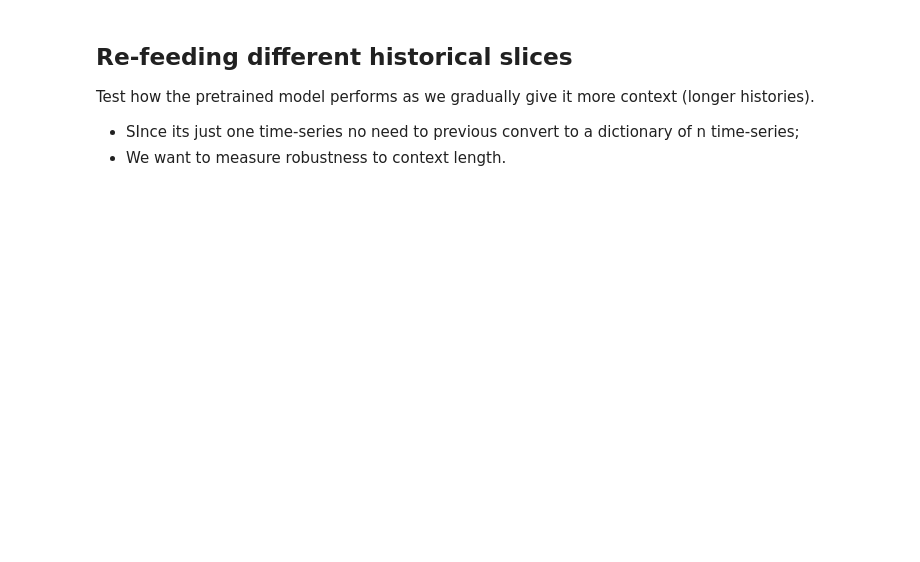
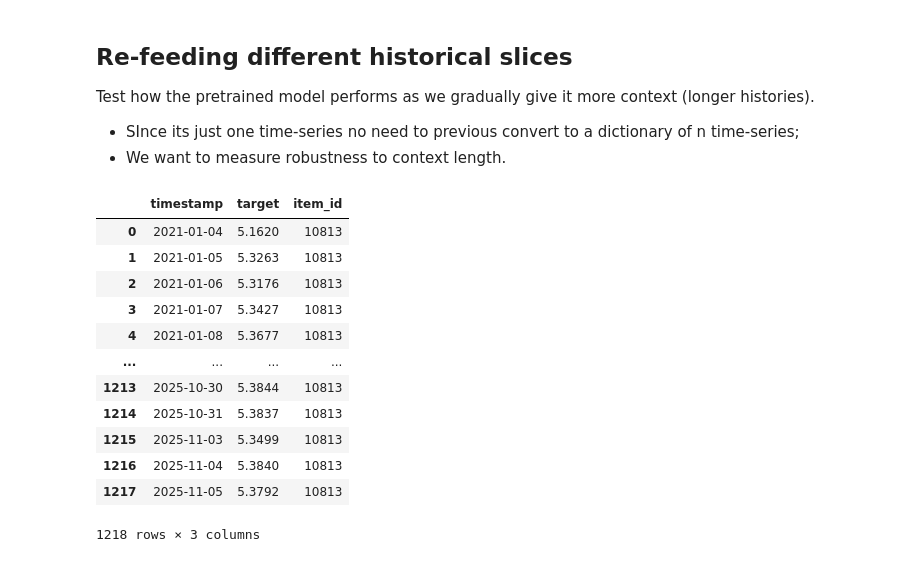
Before and after one commit to maxcardosoderesende/Projects_WSL, a Jupyter notebook: NLP/AI_Agent_Bacen/nlp_bacen_classification.ipynb, the cells around one changed output. Drawn from its saved outputs; the diff is of its cells as text; code cells hidden in the pictures; blank space fills up the shorter version.

```diff
--- a/NLP/AI_Agent_Bacen/nlp_bacen_classification.ipynb
+++ b/NLP/AI_Agent_Bacen/nlp_bacen_classification.ipynb
@@ -922,4 +1010,20 @@ plt.show()
 Test how the pretrained model performs as we gradually give it more context (longer histories).
 * SInce its just one time-series no need to previous convert to a dictionary of n time-series;
 * We want to measure robustness to context length.
+# %%
+df
+# %% [output]
+|  | timestamp | target | item_id |
+| 0 | 2021-01-04 | 5.1620 | 10813 |
+| 1 | 2021-01-05 | 5.3263 | 10813 |
+| 2 | 2021-01-06 | 5.3176 | 10813 |
+| 3 | 2021-01-07 | 5.3427 | 10813 |
+| 4 | 2021-01-08 | 5.3677 | 10813 |
+| ... | ... | ... | ... |
+| 1213 | 2025-10-30 | 5.3844 | 10813 |
+| 1214 | 2025-10-31 | 5.3837 | 10813 |
+| 1215 | 2025-11-03 | 5.3499 | 10813 |
+| 1216 | 2025-11-04 | 5.3840 | 10813 |
+| 1217 | 2025-11-05 | 5.3792 | 10813 |
+1218 rows × 3 columns
 # %%
```
Also changed, not shown: parts of 35 cells of this notebook, 4 other files.
